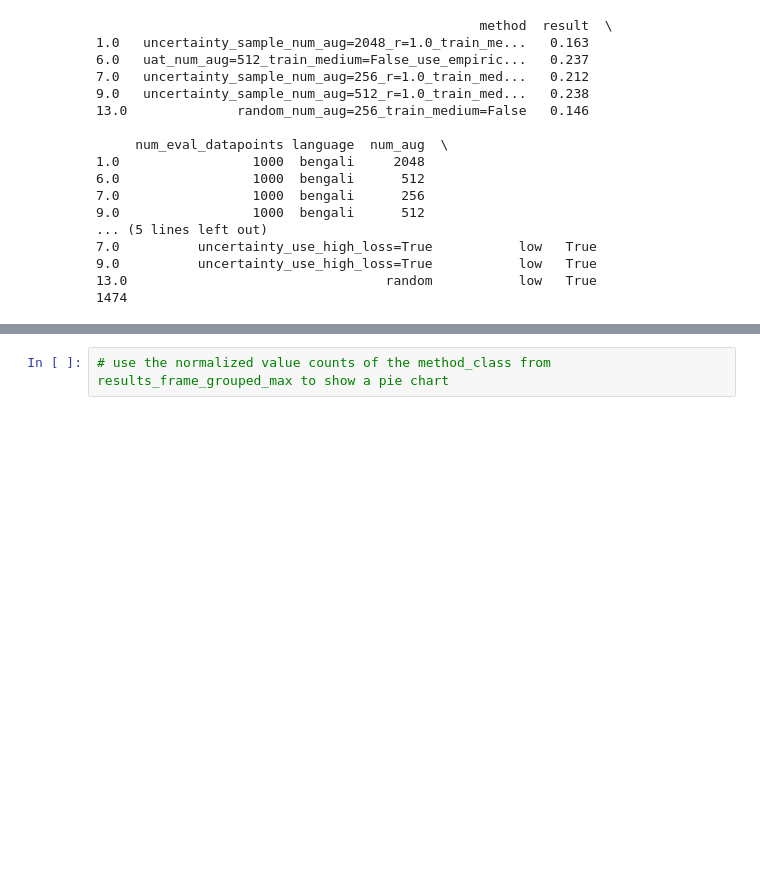
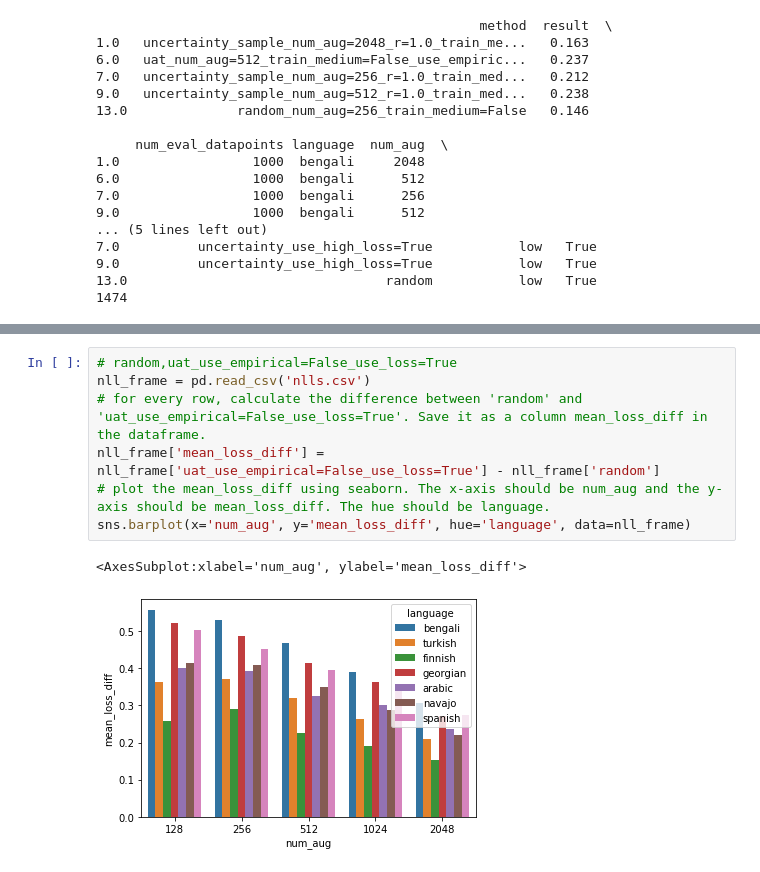
Before and after one commit to smfsamir/understanding-augmentation-morphology, a Jupyter notebook: regression.ipynb, the cells around one changed output, grey strips where cells are left out. Drawn from its saved outputs; the diff is of its cells as text; blank space fills up the shorter version.

```diff
--- a/regression.ipynb
+++ b/regression.ipynb
@@ -423,2 +277,10 @@ dtype: float64
-# %%
-# use the normalized value counts of the method_class from results_frame_grouped_max to show a pie chart
+# %%
+# random,uat_use_empirical=False_use_loss=True
+nll_frame = pd.read_csv('nlls.csv')
+# for every row, calculate the difference between 'random' and 'uat_use_empirical=False_use_loss=True'. Save it as a column mean_loss_diff in the dataframe.
+nll_frame['mean_loss_diff'] =  nll_frame['uat_use_empirical=False_use_loss=True'] - nll_frame['random']
+# plot the mean_loss_diff using seaborn. The x-axis should be num_aug and the y-axis should be mean_loss_diff. The hue should be language.
+sns.barplot(x='num_aug', y='mean_loss_diff', hue='language', data=nll_frame)
+# %% [output]
+<AxesSubplot:xlabel='num_aug', ylabel='mean_loss_diff'>
+[figure, added]
```
Also changed, not shown: parts of 28 cells of this notebook.
